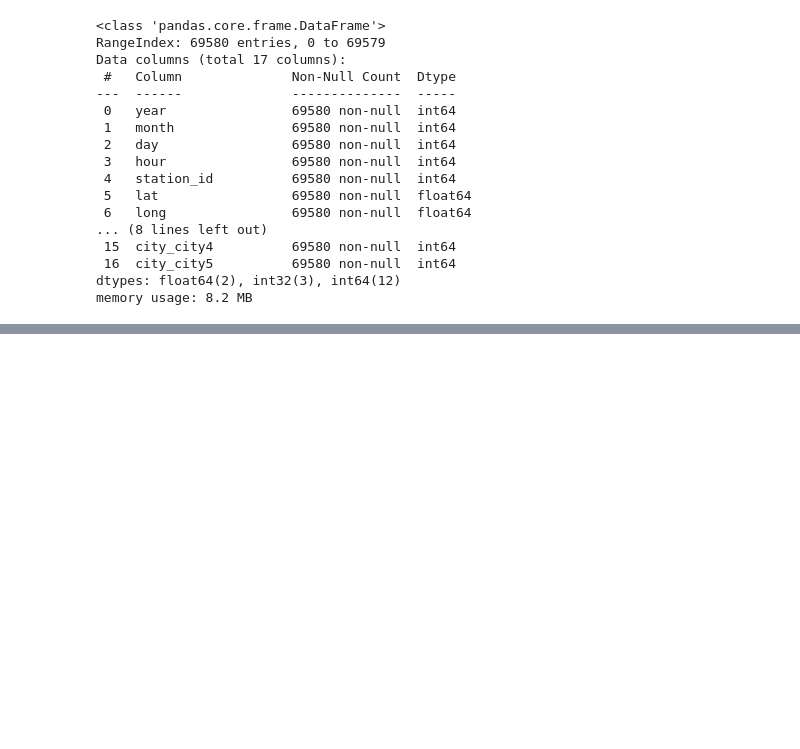
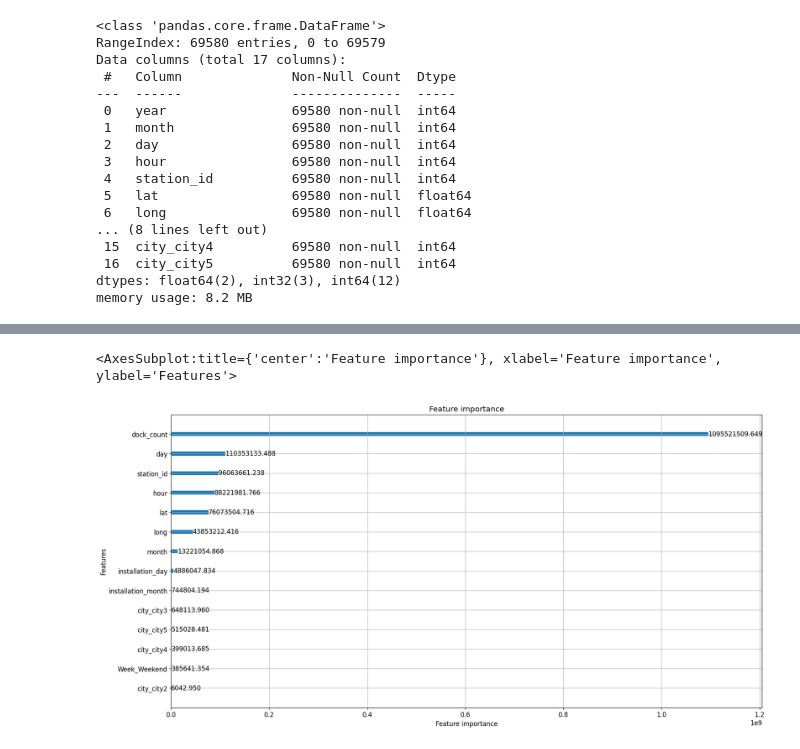
Before and after one commit to ihpolyphe/Kaggle, a Jupyter notebook: bikes_available/pretreatment_baseline.ipynb, the cells around one changed output, grey strips where cells are left out. Cells and saved outputs as stored; diff of their text form; code cells hidden in the pictures; blank space fills up the shorter version.

```diff
--- a/bikes_available/pretreatment_baseline.ipynb
+++ b/bikes_available/pretreatment_baseline.ipynb
@@ -806,6 +948,11 @@ plt.show();
 # %%
 # 4. feature importanceが確認できる
 # 特徴点（特徴量）の寄与率を明示化する。特徴点抽出
 # 学習後、以下のURLを参考に寄与率を算出させてみる。
 # https://qiita.com/ku_a_i/items/74241c84cda8c7327277
-lgb.plot_importance(gbm, figsize=(20,10),importance_type='gain')
+# for gbm in gbm_list:
+    # lgb.plot_importance(gbm, figsize=(20,10),importance_type='gain')
+lgb.plot_importance(gbm_list[0], figsize=(20,10),importance_type='gain')
+# %% [output]
+<AxesSubplot:title={'center':'Feature importance'}, xlabel='Feature importance', ylabel='Features'>
+[figure, added]
```
Also changed, not shown: parts of 33 cells of this notebook, 5 other files.
